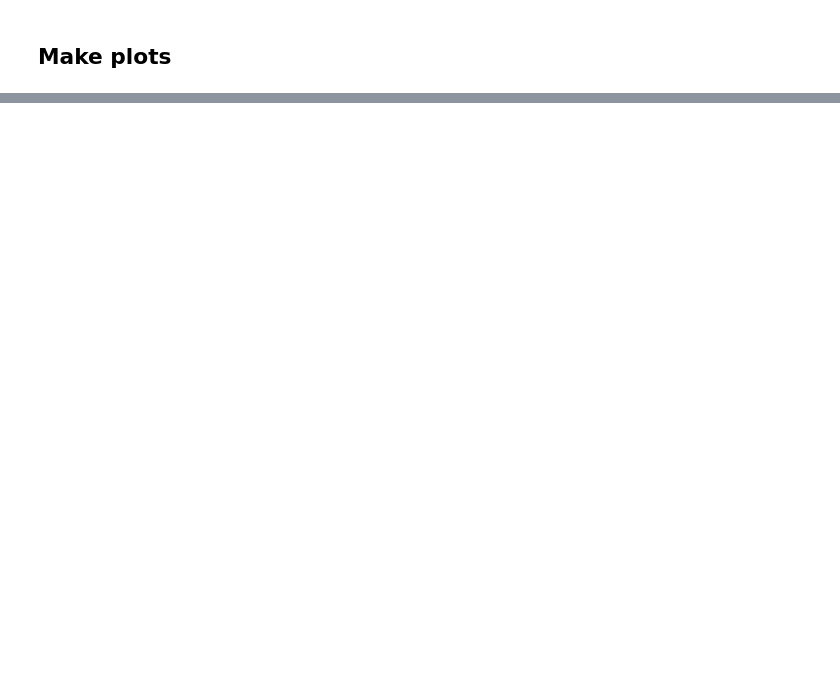
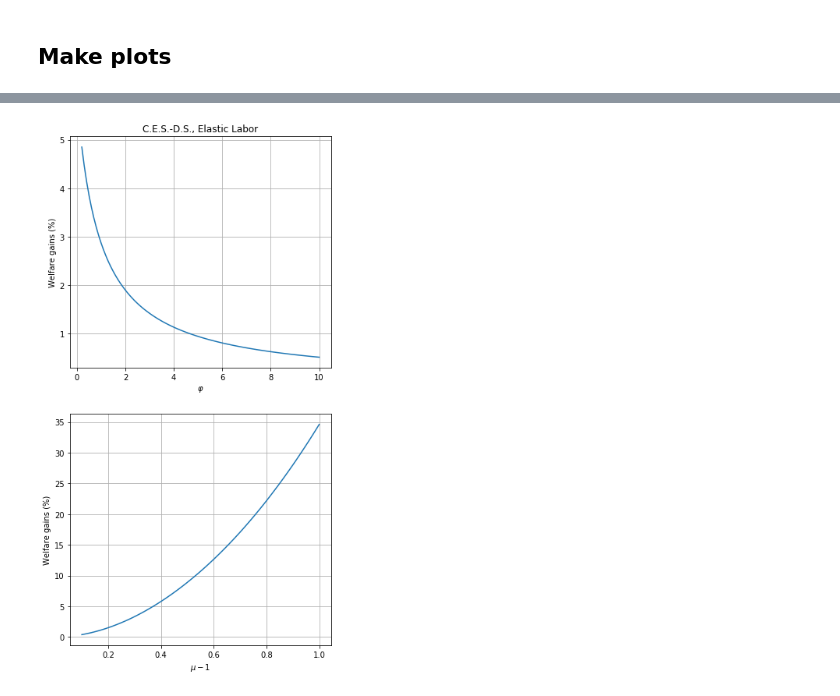
Before and after one commit to ezgioz/BGM, a Jupyter notebook: Produce graphs.ipynb, the cells around one changed output, grey strips where cells are left out. Cells and saved outputs as stored; diff of their text form; code cells hidden in the pictures; blank space fills up the shorter version.

```diff
--- a/Produce graphs.ipynb
+++ b/Produce graphs.ipynb
@@ -182 +189,31 @@ from matplotlib import pyplot as plt
+# %%
+fig = plt.figure(figsize=(6,12))
+
+plt.subplot(211)
+plt.plot(df['cesds_EL41_varphi'],df['cesds_EL41_gain'])
+plt.ylabel('Welfare gains (%)')
+plt.xlabel("$\\varphi$")
+#yl = plt.ylim()
+#plt.ylim(0,yl[1])
+plt.title('C.E.S.-D.S., Elastic Labor')
+plt.grid()
+# xlim(4,8)
+# ylim(0,0.2)
+
+plt.subplot(212)
+plt.plot(df['cesds_EL42_mu']-1,df['cesds_EL42_gain'])
+plt.ylabel('Welfare gains (%)')
+plt.xlabel("$\\mu-1$")
+#yl = plt.ylim()
+#plt.ylim(0,yl[1])
+#plt.title("C.E.S.-DS, Elastic Labor")
+plt.grid()
+# xlim(4,8)
+# ylim(0,0.2)
+
+plt.savefig('BGM_welfare_gains_EL.png')
+plt.savefig('BGM_welfare_gains_EL.pdf')
+plt.savefig('BGM_welfare_gains_EL.svg')
+# %% [output]
+[figure, added]
 # %%
```
Also changed, not shown: parts of 7 cells of this notebook, 4 other files.
